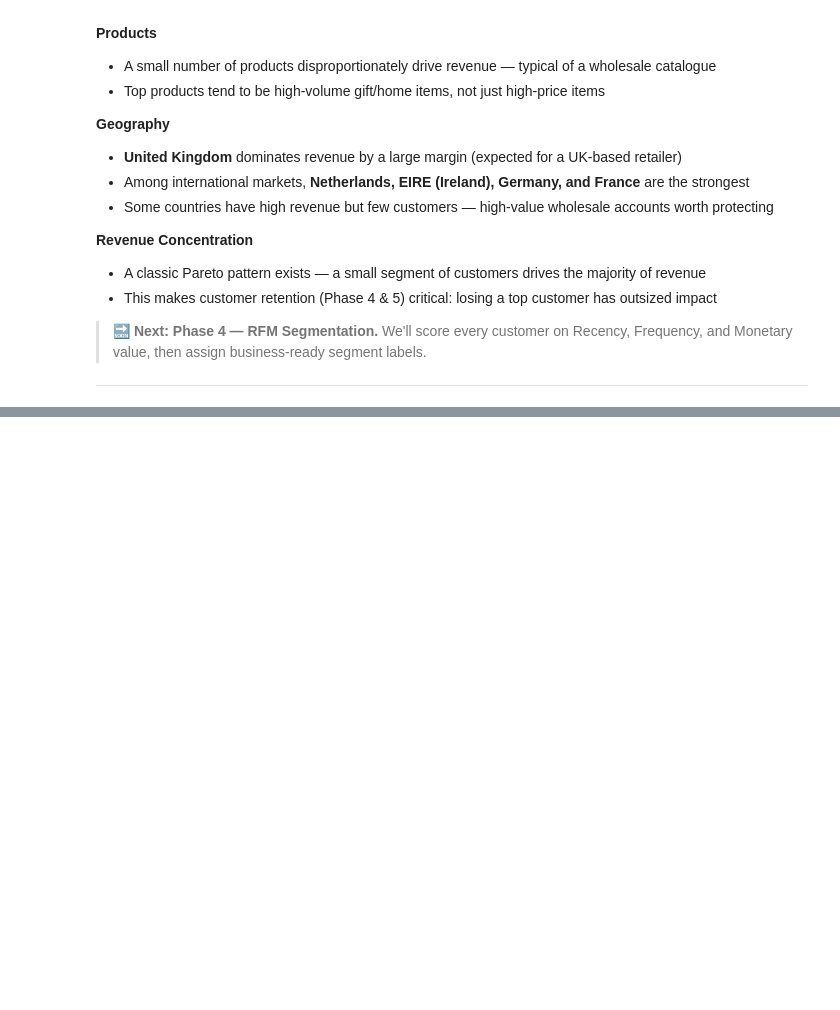
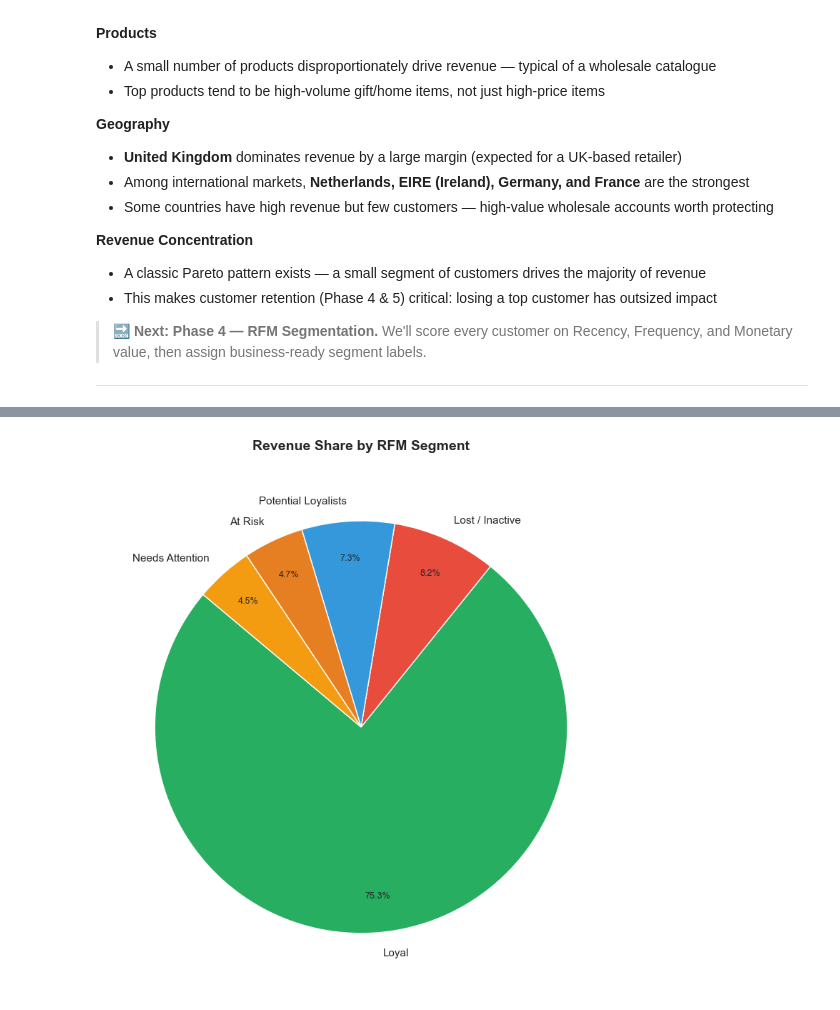
Before and after one commit to asimjamal/Customer-Intelligence-Report, a Jupyter notebook: customer_analytics_eda.ipynb, the cells around one changed output, grey strips where cells are left out. Saved outputs shown, nothing was run; the diff lists cells and outputs as text; code cells hidden in the pictures; blank space fills up the shorter version.

```diff
--- a/customer_analytics_eda.ipynb
+++ b/customer_analytics_eda.ipynb
@@ -755,0 +778,5 @@ Top 23.0% of customers generate 80% of total revenue
+# %%
+# ── 4.0  Set Reference Date ───────────────────────────────────────────────────
+
+REFERENCE_DATE = pd.Timestamp('2011-12-10')
+print(f'Reference date for Recency calculation: {REFERENCE_DATE.date()}')
@@ -755,0 +921,20 @@ Top 23.0% of customers generate 80% of total revenue
+# %%
+# ── 4.4  Segment Summary Table ────────────────────────────────────────────────
+#
+# This is the table a marketing team would actually use —
+# showing the profile of each segment on all three RFM dimensions.
+
+segment_summary = rfm.groupby('Segment').agg(
+    Customers     = ('Customer ID', 'count'),
+    Avg_Recency   = ('Recency',    'mean'),
+    Avg_Frequency = ('Frequency',  'mean'),
+    Avg_Monetary  = ('Monetary',   'mean'),
+    Total_Revenue = ('Monetary',   'sum')
+).round(1).reset_index()
+
+segment_summary['Revenue_%'] = (
+    segment_summary['Total_Revenue'] / segment_summary['Total_Revenue'].sum() * 100
+).round(1)
+
+segment_summary = segment_summary.sort_values('Total_Revenue', ascending=False)
+print(segment_summary.to_string(index=False))
@@ -755,0 +979,22 @@ Top 23.0% of customers generate 80% of total revenue
+# %%
+# ── 4.6  Plot: Revenue Share by Segment ──────────────────────────────────────
+
+fig, ax = plt.subplots(figsize=(8, 8))
+
+colors = [segment_colors.get(s, '#95a5a6') for s in segment_summary['Segment']]
+wedges, texts, autotexts = ax.pie(
+    segment_summary['Total_Revenue'],
+    labels=segment_summary['Segment'],
+    autopct='%1.1f%%',
+    colors=colors,
+    startangle=140,
+    pctdistance=0.82
+)
+for t in autotexts:
+    t.set_fontsize(9)
+
+ax.set_title('Revenue Share by RFM Segment', pad=20)
+plt.tight_layout()
+plt.show()
+# %% [output]
+[figure, added]
```
Also changed, not shown: parts of 11 cells of this notebook.
